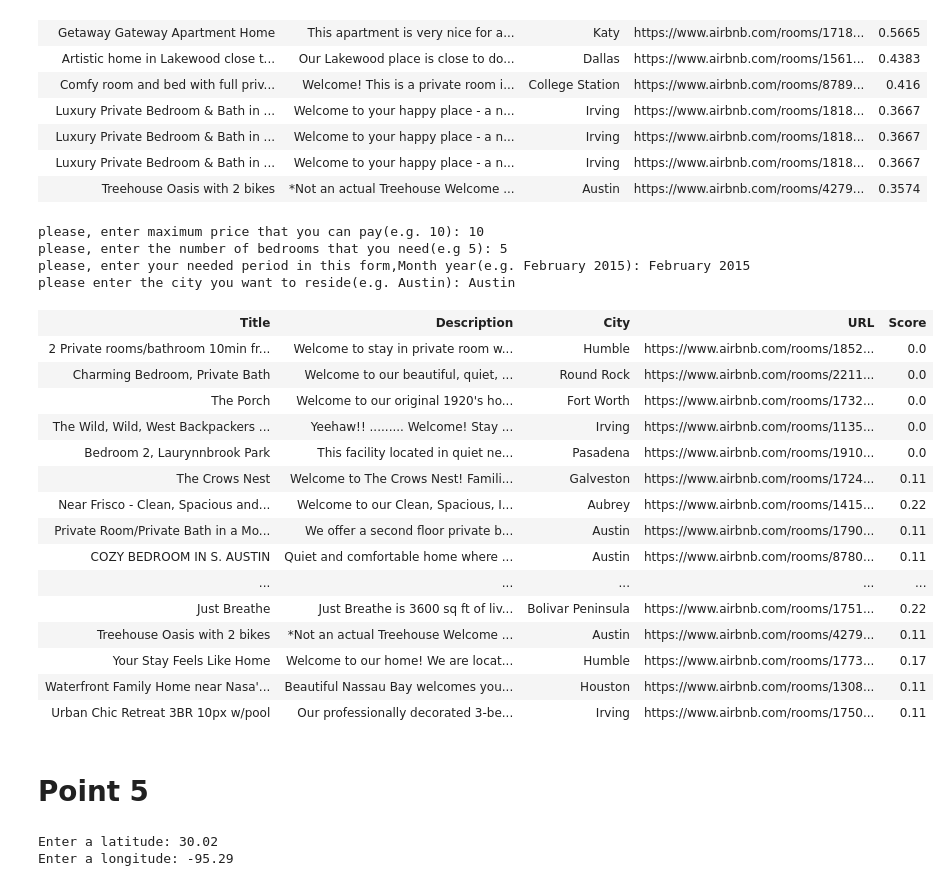
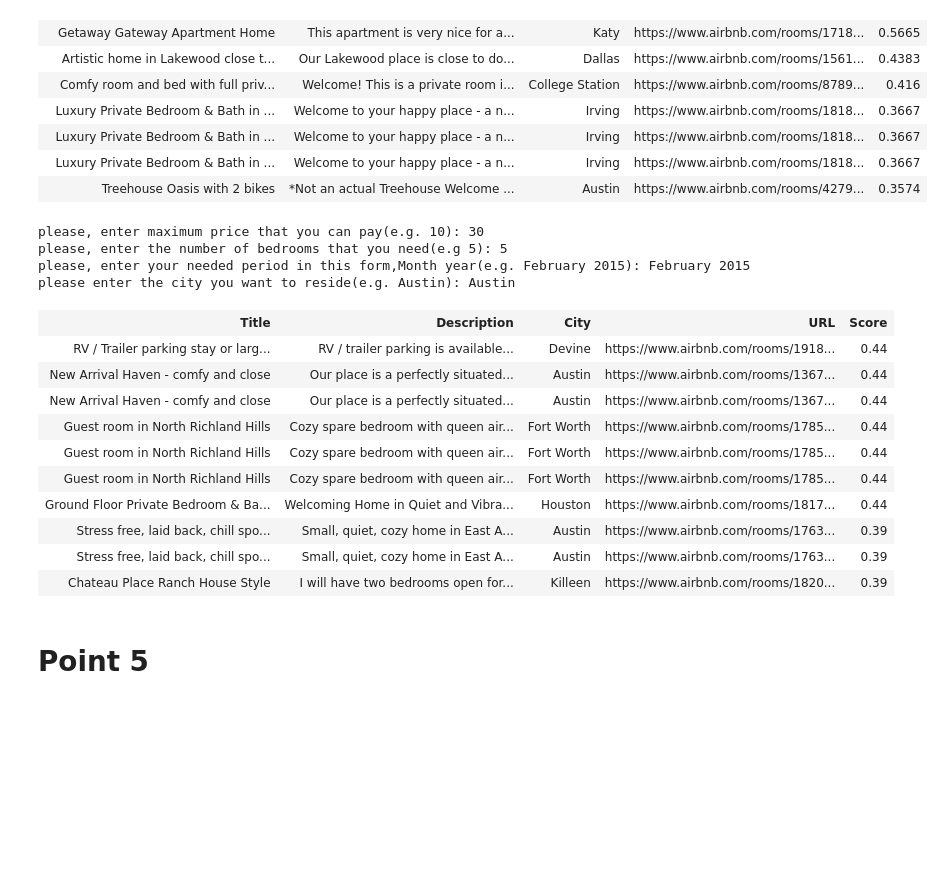
Before and after one commit to francesca15/ADM_HW3_GROUP_14, a Jupyter notebook: AirBnb_Stat.ipynb, the cells around one changed output. Saved outputs shown, nothing was run; the diff lists cells and outputs as text; code cells hidden in the pictures; blank space fills up the shorter version.

Commit message:
Changes for 4 and 5
Used Heap to sort results
Used the distance parameter to display map

```diff
--- a/AirBnb_Stat.ipynb
+++ b/AirBnb_Stat.ipynb
@@ -339,6 +339,8 @@ except:
     print('No city was indicated')
     pass
 list_ord =[]
+
+n_h = []
 
 for doc in list_intersect:
     with open(r'docu_hw3\doc_'+ str(doc) + '.tsv',encoding='utf8') as tsvfile:
@@ -388,55 +390,66 @@ for doc in list_intersect:
                sum_values += 0.5
     elif bedr_c <= bedr_c_u-3:
                sum_values += 0 #only to make index easier to understand , no practical effect
 
     if d_list == d_list_u:
                sum_values += 1
     elif d_list - d_list_u == one_m_dif or d_list - d_list_u == -one_m_dif :
                sum_values += 0.5
     elif d_list - d_list_u == two_m_dif or d_list - d_list_u == -two_m_dif :
                sum_values += 0.25
     else:
         sum_values += 0 #only to make index easier to understand , no practical effect
 
     if city_u == city :
         sum_values += 0.5
 
     score = round(sum_values/4.5,2)
-    list_ord.append([title, description, city, url, str(score),score])
-sorted(list_ord,key=lambda l:l[1])
 
+    #list_ord.append([title, description, city, url, str(score),score])
+
+    heapq.heappush(n_h,(score, title, description, city, url))
+
+results = []
+heapq._heapify_max(n_h)
+
+for i in range(10):
+
+    results.append(list(heapq.heappop(n_h)))
+    heapq._heapify_max(n_h)
+
+#print("Applying Heap")
+
+#print(results)
 results_formatted = []
 
-for i in range(len(list_ord)):
-    row = list_ord[i][:-1]
-    results_formatted.append(row)
+
+for i in results:
+    first = round(i.pop(0), 4)
+    i.append(first)
+    results_formatted.append(i)
+
 
 if(len(results_formatted)):
-    display(HTML('<table border="1"><tr><th>Title</th><th>Description</th><th>City</th><th>URL</th><th>Score</th></tr><tr>{}</tr></table>'.format('</tr><tr>'.join('<td>{}</td>'.format('</td><td>'.join(str(_) for _ in row)) for row in results_formatted[:50])
+    display(HTML('<table border="1"><tr><th>Title</th><th>Description</th><th>City</th><th>URL</th><th>Score</th></tr><tr>{}</tr></table>'.format('</tr><tr>'.join('<td>{}</td>'.format('</td><td>'.join(str(_) for _ in row)) for row in results_formatted)
 )))
 else:
     display(HTML('<h1>No results found. Please try a different query</h1>'))
 # %% [output]
-please, enter maximum price that you can pay(e.g. 10): 10
+please, enter maximum price that you can pay(e.g. 10): 30
 please, enter the number of bedrooms that you need(e.g 5): 5
 please, enter your needed period in this form,Month year(e.g. February 2015): February 2015
 please enter the city you want to reside(e.g. Austin): Austin
 | Title | Description | City | URL | Score |
-| 2 Private rooms/bathroom 10min fr... | Welcome to stay in private room w... | Humble | https://www.airbnb.com/rooms/1852... | 0.0 |
-| Charming Bedroom, Private Bath | Welcome to our beautiful, quiet, ... | Round Rock | https://www.airbnb.com/rooms/2211... | 0.0 |
-| The Porch | Welcome to our original 1920's ho... | Fort Worth | https://www.airbnb.com/rooms/1732... | 0.0 |
-| The Wild, Wild, West Backpackers ... | Yeehaw!! ......... Welcome! Stay ... | Irving | https://www.airbnb.com/rooms/1135... | 0.0 |
-| Bedroom 2, Laurynnbrook Park | This facility located in quiet ne... | Pasadena | https://www.airbnb.com/rooms/1910... | 0.0 |
-| The Crows Nest | Welcome to The Crows Nest! Famili... | Galveston | https://www.airbnb.com/rooms/1724... | 0.11 |
-| Near Frisco - Clean, Spacious and... | Welcome to our Clean, Spacious, I... | Aubrey | https://www.airbnb.com/rooms/1415... | 0.22 |
-| Private Room/Private Bath in a Mo... | We offer a second floor private b... | Austin | https://www.airbnb.com/rooms/1790... | 0.11 |
-| COZY BEDROOM IN S. AUSTIN | Quiet and comfortable home where ... | Austin | https://www.airbnb.com/rooms/8780... | 0.11 |
-| ... | ... | ... | ... | ... |
-| Just Breathe | Just Breathe is 3600 sq ft of liv... | Bolivar Peninsula | https://www.airbnb.com/rooms/1751... | 0.22 |
-| Treehouse Oasis with 2 bikes | *Not an actual Treehouse Welcome ... | Austin | https://www.airbnb.com/rooms/4279... | 0.11 |
-| Your Stay Feels Like Home | Welcome to our home! We are locat... | Humble | https://www.airbnb.com/rooms/1773... | 0.17 |
-| Waterfront Family Home near Nasa'... | Beautiful Nassau Bay welcomes you... | Houston | https://www.airbnb.com/rooms/1308... | 0.11 |
-| Urban Chic Retreat 3BR 10px w/pool | Our professionally decorated 3-be... | Irving | https://www.airbnb.com/rooms/1750... | 0.11 |
+| RV / Trailer parking stay or larg... | RV / trailer parking is available... | Devine | https://www.airbnb.com/rooms/1918... | 0.44 |
+| New Arrival Haven - comfy and close | Our place is a perfectly situated... | Austin | https://www.airbnb.com/rooms/1367... | 0.44 |
+| New Arrival Haven - comfy and close | Our place is a perfectly situated... | Austin | https://www.airbnb.com/rooms/1367... | 0.44 |
+| Guest room in North Richland Hills | Cozy spare bedroom with queen air... | Fort Worth | https://www.airbnb.com/rooms/1785... | 0.44 |
+| Guest room in North Richland Hills | Cozy spare bedroom with queen air... | Fort Worth | https://www.airbnb.com/rooms/1785... | 0.44 |
+| Guest room in North Richland Hills | Cozy spare bedroom with queen air... | Fort Worth | https://www.airbnb.com/rooms/1785... | 0.44 |
+| Ground Floor Private Bedroom & Ba... | Welcoming Home in Quiet and Vibra... | Houston | https://www.airbnb.com/rooms/1817... | 0.44 |
+| Stress free, laid back, chill spo... | Small, quiet, cozy home in East A... | Austin | https://www.airbnb.com/rooms/1763... | 0.39 |
+| Stress free, laid back, chill spo... | Small, quiet, cozy home in East A... | Austin | https://www.airbnb.com/rooms/1763... | 0.39 |
+| Chateau Place Ranch House Style | I will have two bedrooms open for... | Killeen | https://www.airbnb.com/rooms/1820... | 0.39 |
 # %% [markdown]
 <h1>Point 5</h1>
 # %%
@@ -445,9 +458,7 @@ df = df.dropna(axis = 0)
 # %%
 lat = float(input('Enter a latitude: '))
 lon = float(input('Enter a longitude: '))
+dis = float(input('Enter distance range (in Kms): '))
-# %% [output]
-Enter a latitude: 30.02
-Enter a longitude: -95.29
 # %%
 #!pip install geopy
 import folium
```
Also changed, not shown: parts of 2 cells of this notebook, 1 other file.
